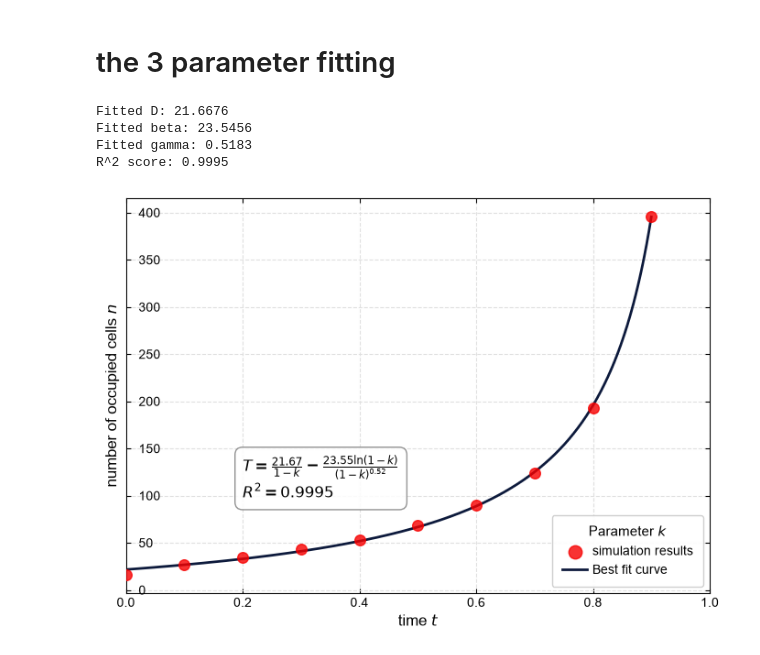
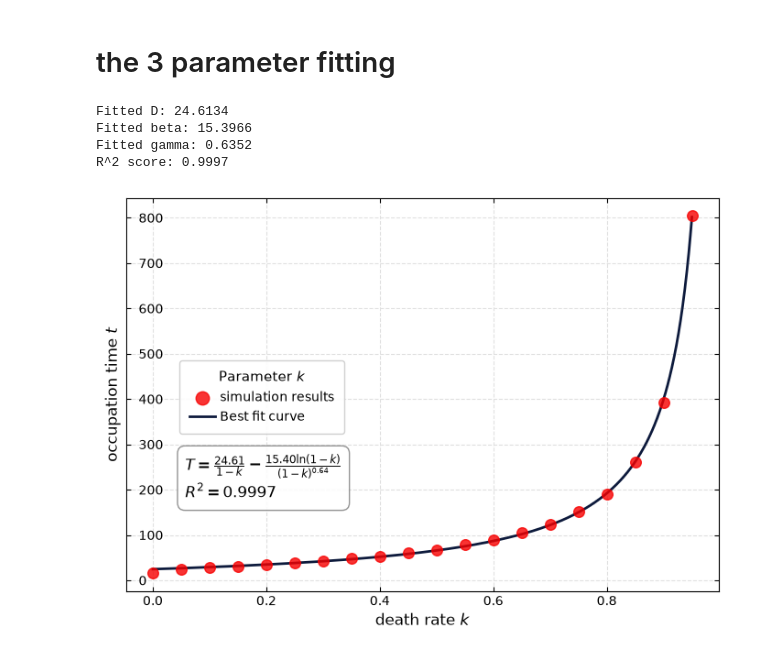
Before and after one commit to xyJohnxy/percolation-, a Jupyter notebook: SPVM_figures.ipynb, the cells around one changed output. Saved outputs shown, nothing was run; the diff lists cells and outputs as text; code cells hidden in the pictures.

Commit message:
generated spvm figures

```diff
--- a/SPVM_figures.ipynb
+++ b/SPVM_figures.ipynb
@@ -311,7 +311,7 @@ import matplotlib.pyplot as plt
 import numpy as np
 from scipy.optimize import curve_fit
 
-data1 = np.loadtxt("cpath_orig,sims=500,k=0.0,H=0.02.dat")
+data1 = np.loadtxt("cpath_orig,k=0.85,0.95.dat")
 k1 = data1[:, 0]
 t1 = data1[:, 1]
 
@@ -364,7 +364,7 @@ ax.plot(k_dense, t_fit, label="Best fit curve", color="#0d1a3c", linewidth=2, zo
 
 # Dedicated text box for equation in open space (upper-left)
 ax.text(
-    0.20,
+    0.10,
     0.35,
     eq_str,
     transform=ax.transAxes,
@@ -383,46 +383,44 @@ ax.tick_params(axis="y", pad=-10)
 for label in ax.get_yticklabels():
     label.set_horizontalalignment("left")
 
-ax.set_xlabel(r"time $\mathit{t}$", fontsize=12)
-ax.set_ylabel(r"number of occupied cells $\mathit{n}$", fontsize=12)
+ax.set_xlabel(r"death rate $\mathit{k}$", fontsize=12)
+ax.set_ylabel(r"occupation time $\mathit{t}$", fontsize=12)
 
-if max_t > 0:
-    ax.set_xlim(0, 1)
 
 # --- ENHANCED GRID ---
 ax.set_axisbelow(True)  # Grid stays behind scatter points
 ax.grid(True, which="major", color="#E0E0E0", linestyle="--", linewidth=0.8)
 
 # --- ENHANCED LEGEND ---
 ax.legend(
     title=r"Parameter $\mathit{k}$",
     title_fontsize=11,
     fontsize=10,
-    loc="lower right",
+    loc=(0.09,0.40),
     frameon=True,
     facecolor="#FFFFFF",
     edgecolor="#CCCCCC",
     framealpha=0.92,
     fancybox=True,
     borderpad=0.8,
     labelspacing=0.5,
     handletextpad=0.4,
     markerscale=1.25,
 )
 
 plt.tight_layout()
 plt.savefig(
     "3 parameter fitting.png",
     dpi=300,
     transparent=True,
     bbox_inches="tight",
 )
 
 
 plt.show()
 # %% [output]
-Fitted D: 21.6676
-Fitted beta: 23.5456
-Fitted gamma: 0.5183
-R^2 score: 0.9995
+Fitted D: 24.6134
+Fitted beta: 15.3966
+Fitted gamma: 0.6352
+R^2 score: 0.9997
-[figure, old version]
+[figure, new version]
```
Also changed, not shown: parts of 4 cells of this notebook, 14 other files.
